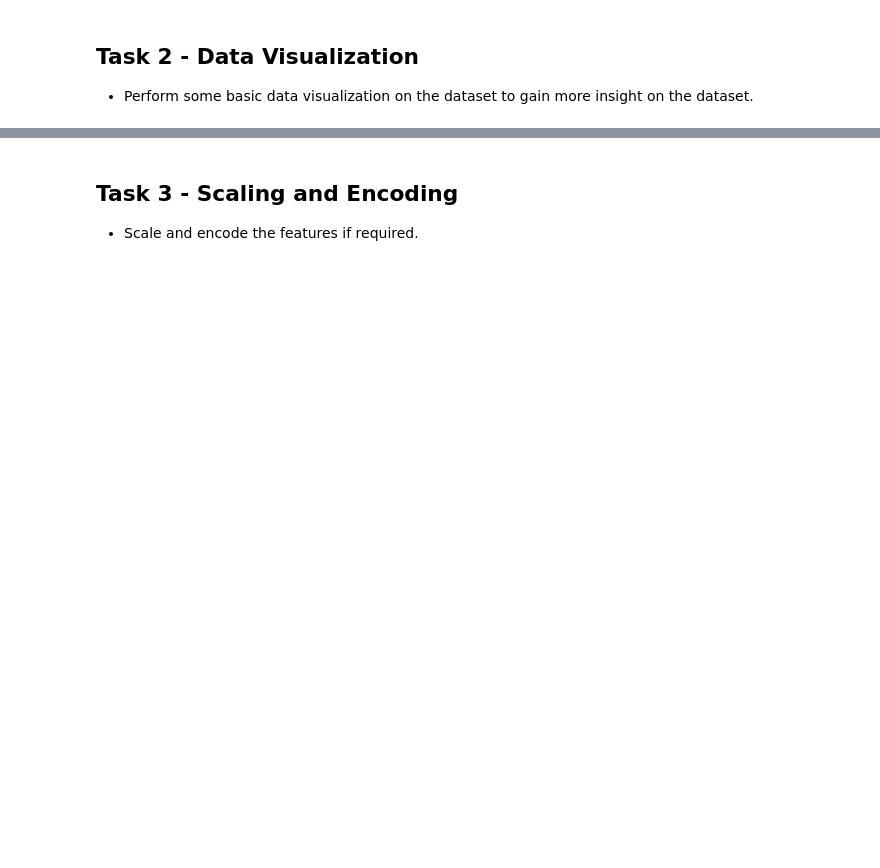
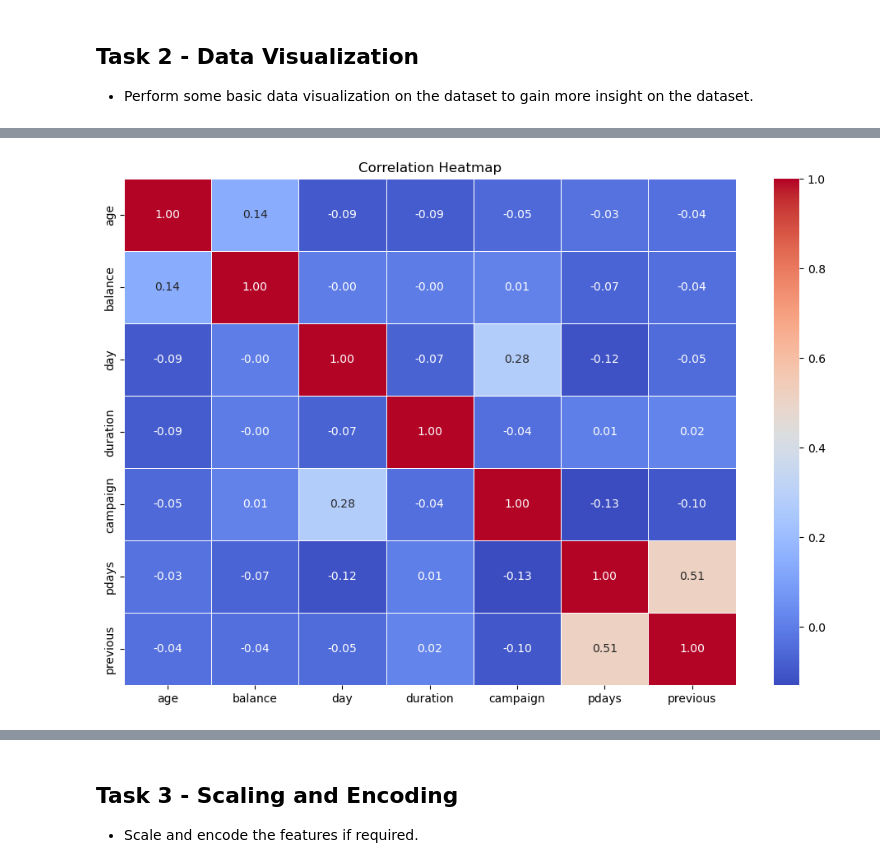
Before and after one commit to DysthymiaDemon/ICT2507C-Unsupervised-Learning, a Jupyter notebook: PCA_Exercise_2.ipynb, the cells around one changed output, grey strips where cells are left out. Drawn from its saved outputs; the diff is of its cells as text; code cells hidden in the pictures; blank space fills up the shorter version.

```diff
--- a/PCA_Exercise_2.ipynb
+++ b/PCA_Exercise_2.ipynb
@@ -8,3 +8,25 @@ Your task now is to perform a dimension reduction on the provided dataset using
 ## Task 1 - Data Exploration
 - Load the dataset and perform basic data exploration.
 - Clean the dataset if necessary.
+# %%
+# Import the libraries
+
+import os
+from collections import OrderedDict
+import numpy as np
+import pandas as pd
+import matplotlib.pyplot as plt
+from sklearn.preprocessing import StandardScaler, OneHotEncoder, LabelEncoder
+from sklearn.cluster import KMeans
+import seaborn as sns
+
+
+import warnings
+# Ignore FutureWarnings
+warnings.filterwarnings("ignore", category=FutureWarning)
+# Ignore UserWarnings
+warnings.filterwarnings("ignore", category=UserWarning)
+
+# import dataset
+df = pd.read_csv('bank-200 - Copy.csv')
+df.info()
@@ -11,3 +75,6 @@ Your task now is to perform a dimension reduction on the provided dataset using
 # %% [markdown]
 ## Task 2 - Data Visualization
 - Perform some basic data visualization on the dataset to gain more insight on the dataset.
+# %%
+numeric_df = df.iloc[:, [0, 5, 9, 11, 12, 13, 14]]
+df
@@ -13,0 +95,9 @@ Your task now is to perform a dimension reduction on the provided dataset using
+# %%
+correlation_matrix = numeric_df.corr()
+
+plt.figure(figsize=(12, 8))
+sns.heatmap(correlation_matrix, annot=True, cmap='coolwarm', fmt=".2f", linewidths=0.5)
+plt.title("Correlation Heatmap")
+plt.show()
+# %% [output]
+[figure, added]
```
Also changed, not shown: parts of 9 cells of this notebook.
